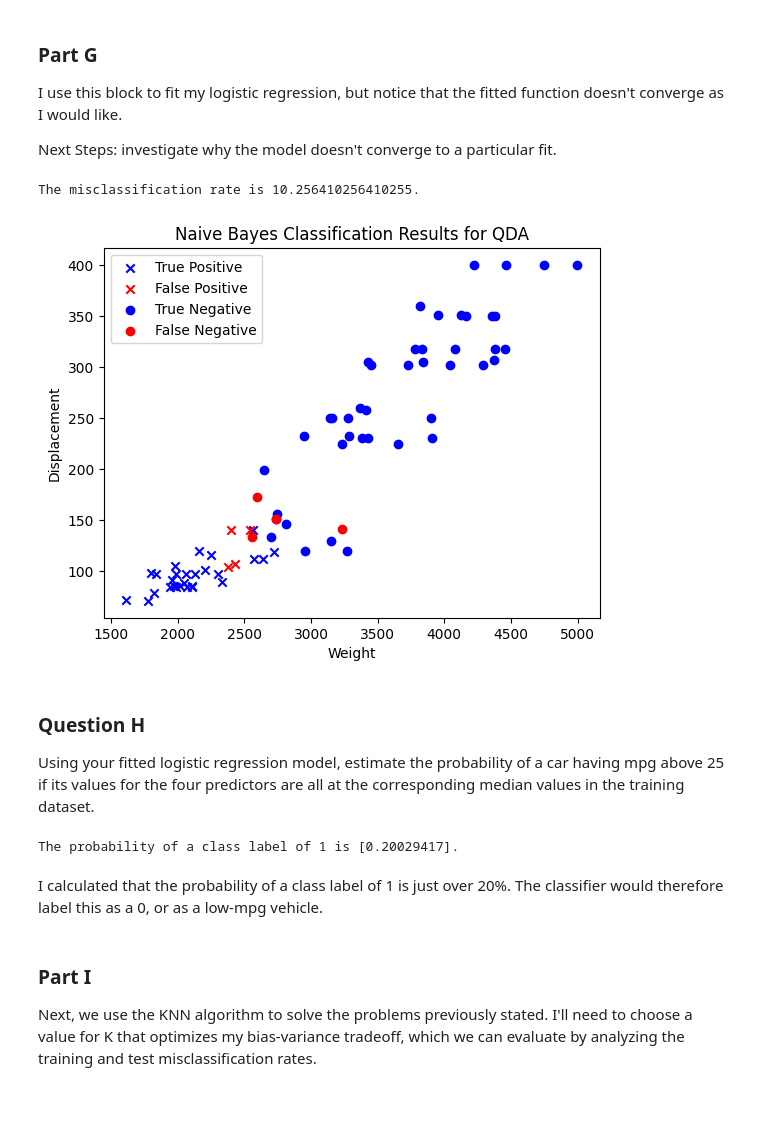
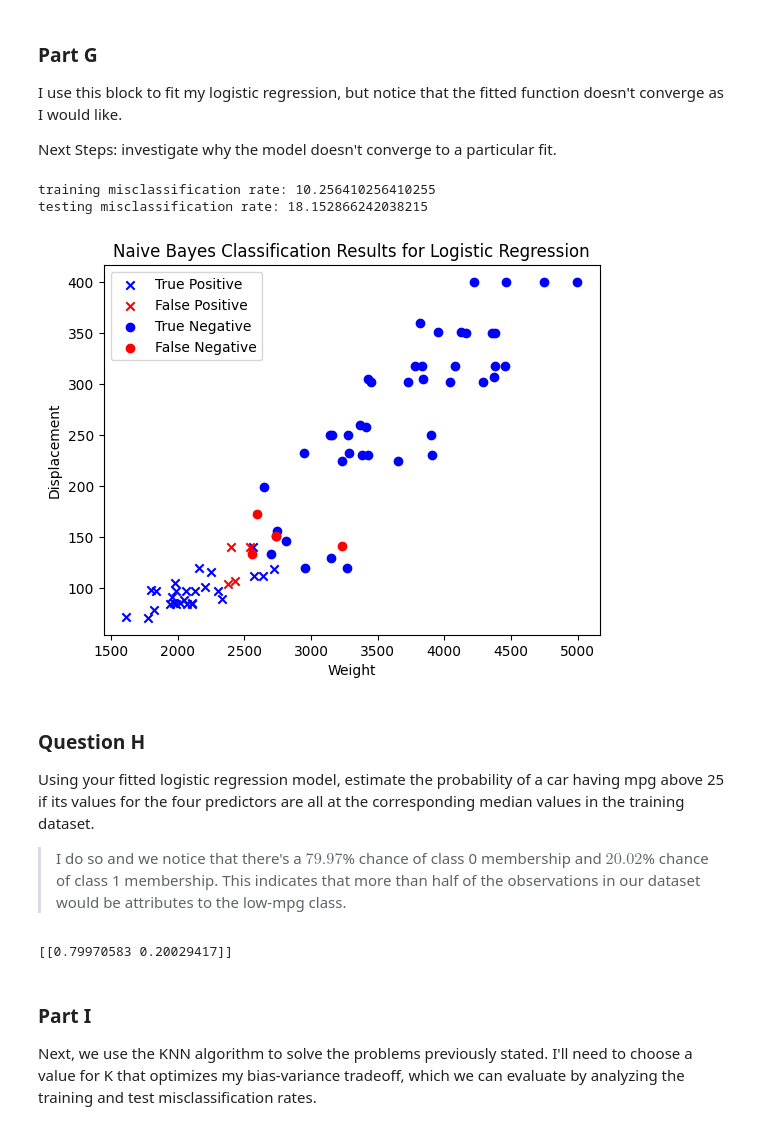
Before and after one commit to kennonstewart/stats_503, a Jupyter notebook: homework_4/homework_4.ipynb, the cells around one changed output. Saved outputs shown, nothing was run; the diff lists cells and outputs as text; code cells hidden in the pictures; blank space fills up the shorter version.

```diff
--- a/homework_4/homework_4.ipynb
+++ b/homework_4/homework_4.ipynb
@@ -308,65 +356,77 @@ Next Steps: investigate why the model doesn't converge to a particular fit.
 logistic_regression_model = LogisticRegression() # initialize the model
 logistic_regression_model.fit(X_train, y_train) # fit it with my training data
 prediction_probabilities_x_train = logistic_regression_model.predict(X_train) # generate prediction probabilities for the training predictors
+prediction_probabilities_x_test = logistic_regression_model.predict(X_test) # generate prediction probabilities for the training predictors
 
-logistic_regression_results = X_train.copy()
+logistic_regression_training_results = X_train.copy()
+logistic_regression_testing_results = X_test.copy()
 
 # assign training set class probabilites
-logistic_regression_results["predicted_class_label"] = prediction_probabilities_x_train
+logistic_regression_training_results["predicted_class_label"] = prediction_probabilities_x_train
+logistic_regression_testing_results["predicted_class_label"] = prediction_probabilities_x_test
 
 # add the true class labels
-logistic_regression_results["true_class_label"] = y_train
+logistic_regression_training_results["true_class_label"] = y_train
+logistic_regression_testing_results["true_class_label"] = y_test
 
-# calculate misclassification rate
-logistic_regression_results["misclassification"] = logistic_regression_results["predicted_class_label"] != logistic_regression_results["true_class_label"]
-misclassification_rate = logistic_regression_results["misclassification"].mean() * 100
-print(f"""The misclassification rate is {misclassification_rate}.""")
+# calculate training misclassification rate
+logistic_regression_training_results["misclassification"] = logistic_regression_training_results["predicted_class_label"] != logistic_regression_training_results["true_class_label"]
+training_misclassification_rate = logistic_regression_training_results["misclassification"].mean() * 100
+
+# calculate testing misclassification rate
+logistic_regression_testing_results["misclassification"] = logistic_regression_testing_results["predicted_class_label"] != logistic_regression_testing_results["true_class_label"]
+testing_misclassification_rate = logistic_regression_testing_results["misclassification"].mean() * 100
+
+print(f"training misclassification rate: {training_misclassification_rate}\ntesting misclassification rate: {testing_misclassification_rate}")
 # %% [output]
-The misclassification rate is 10.256410256410255.
+training misclassification rate: 10.256410256410255
+testing misclassification rate: 18.152866242038215
 # %%
 fig, ax = plt.subplots()
 
 ax.scatter(
-    x = logistic_regression_results.loc[(logistic_regression_results["predicted_class_label"] == 1) & (logistic_regression_results["true_class_label"] == 1), "weight"],
-    y = logistic_regression_results.loc[(logistic_regression_results["predicted_class_label"] == 1) & (logistic_regression_results["true_class_label"] == 1), "displacement"],
+    x = logistic_regression_training_results.loc[(logistic_regression_training_results["predicted_class_label"] == 1) & (logistic_regression_training_results["true_class_label"] == 1), "weight"],
+    y = logistic_regression_training_results.loc[(logistic_regression_training_results["predicted_class_label"] == 1) & (logistic_regression_training_results["true_class_label"] == 1), "displacement"],
     color = "blue",
     label = "True Positive",
     marker = "x"
 )
 ax.scatter(
-    x = logistic_regression_results.loc[(logistic_regression_results["predicted_class_label"] == 1) & (logistic_regression_results["true_class_label"] == 0), "weight"],
-    y = logistic_regression_results.loc[(logistic_regression_results["predicted_class_label"] == 1) & (logistic_regression_results["true_class_label"] == 0), "displacement"],
+    x = logistic_regression_training_results.loc[(logistic_regression_training_results["predicted_class_label"] == 1) & (logistic_regression_training_results["true_class_label"] == 0), "weight"],
+    y = logistic_regression_training_results.loc[(logistic_regression_training_results["predicted_class_label"] == 1) & (logistic_regression_training_results["true_class_label"] == 0), "displacement"],
     color = "red",
     label = "False Positive",
     marker = "x"
 )
 ax.scatter(
-    x = logistic_regression_results.loc[(logistic_regression_results["predicted_class_label"] == 0) & (logistic_regression_results["true_class_label"] == 0), "weight"],
-    y = logistic_regression_results.loc[(logistic_regression_results["predicted_class_label"] == 0) & (logistic_regression_results["true_class_label"] == 0), "displacement"],
+    x = logistic_regression_training_results.loc[(logistic_regression_training_results["predicted_class_label"] == 0) & (logistic_regression_training_results["true_class_label"] == 0), "weight"],
+    y = logistic_regression_training_results.loc[(logistic_regression_training_results["predicted_class_label"] == 0) & (logistic_regression_training_results["true_class_label"] == 0), "displacement"],
     color = "blue",
     label = "True Negative",
     marker = "o"
 )
 ax.scatter(
-    x = logistic_regression_results.loc[(logistic_regression_results["predicted_class_label"] == 0) & (logistic_regression_results["true_class_label"] == 1), "weight"],
-    y = logistic_regression_results.loc[(logistic_regression_results["predicted_class_label"] == 0) & (logistic_regression_results["true_class_label"] == 1), "displacement"],
+    x = logistic_regression_training_results.loc[(logistic_regression_training_results["predicted_class_label"] == 0) & (logistic_regression_training_results["true_class_label"] == 1), "weight"],
+    y = logistic_regression_training_results.loc[(logistic_regression_training_results["predicted_class_label"] == 0) & (logistic_regression_training_results["true_class_label"] == 1), "displacement"],
     color = "red",
     label = "False Negative",
     marker = "o"
 )
 ax.set(
     xlabel = "Weight",
     ylabel = "Displacement",
-    title = "Naive Bayes Classification Results for QDA"
+    title = "Naive Bayes Classification Results for Logistic Regression"
 )
 ax.legend()
 plt.show()
 # %% [output]
-[figure, old version]
+[figure, new version]
 # %% [markdown]
 ### Question H
 
 Using your fitted logistic regression model, estimate the probability of a car having mpg above 25 if its values for the four predictors are all at the corresponding median values in the training dataset.
+
+> I do so and we notice that there's a $79.97$% chance of class 0 membership and $20.02$% chance of class 1 membership. This indicates that more than half of the observations in our dataset would be attributes to the low-mpg class.
 # %%
 # set the values of our parameters
 cylinders_median = X_train["cylinders"].median()
@@ -374,17 +434,11 @@ horsepower_median = X_train["horsepower"].median()
 weight_median = X_train["weight"].median()
 displacement_median = X_train["displacement"].median()
 
-beta_1, beta_2, beta_3, beta_4 = logistic_regression_model.coef_[0]
-intercept = logistic_regression_model.intercept_
-
-exponent_value = beta_1 * cylinders_median + beta_2 * horsepower_median + beta_3 * weight_median + beta_4 * displacement_median + intercept
-sample_probability = np.exp(exponent_value) / (1 + np.exp(exponent_value))
-
-print(f"""The probability of a class label of 1 is {sample_probability}.""")
+# get the prediction probability using predict_na
+# and the median values of the predictors
+print(logistic_regression_model.predict_proba([[cylinders_median, horsepower_median, weight_median, displacement_median]]))
 # %% [output]
-The probability of a class label of 1 is [0.20029417].
+[[0.79970583 0.20029417]]
-# %% [markdown]
-I calculated that the probability of a class label of 1 is just over 20%. The classifier would therefore label this as a 0, or as a low-mpg vehicle.
 # %% [markdown]
 ### Part I
 
```
Also changed, not shown: parts of 10 cells of this notebook.
